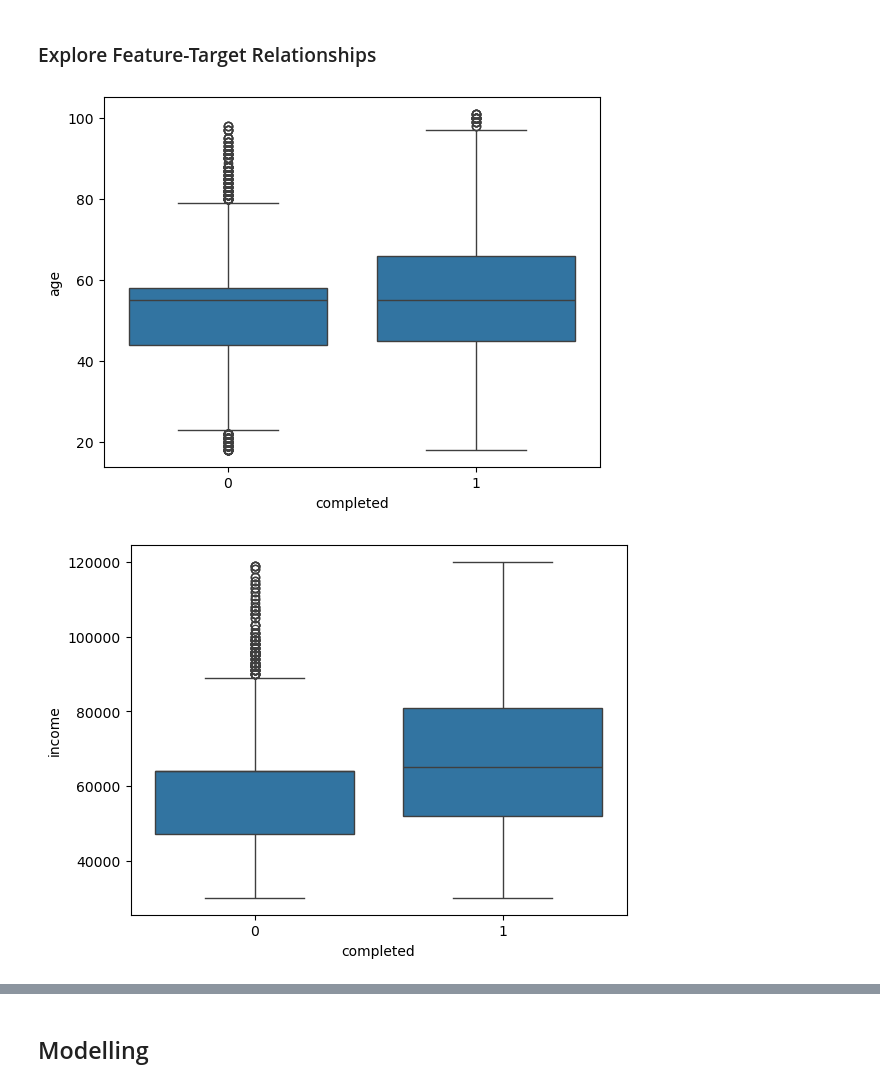
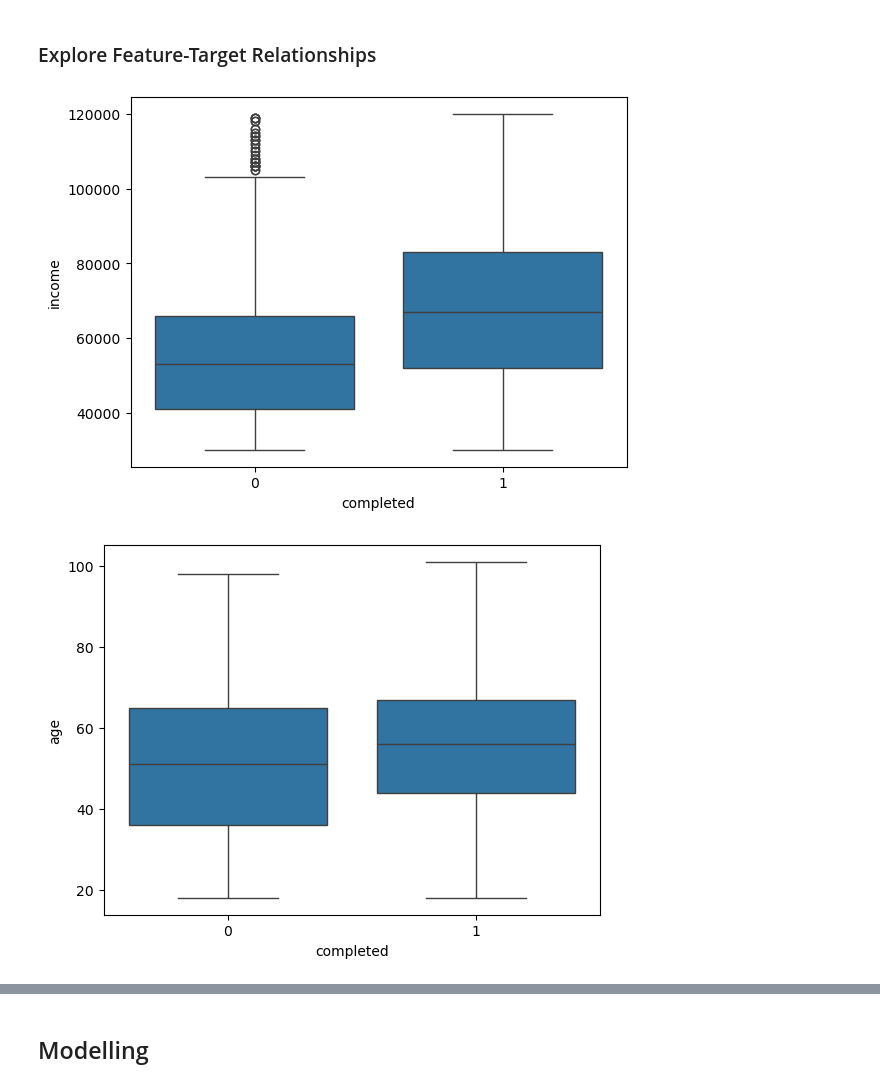
Before and after one commit to rara-ch/StarbucksPromotionalOffers_DataAnalysis, a Jupyter notebook: PythonNotebooks/OfferCompletion_ClassificationModelling.ipynb, the cells around one changed output, grey strips where cells are left out. Cells and saved outputs as stored; diff of their text form; code cells hidden in the pictures.

```diff
--- a/PythonNotebooks/OfferCompletion_ClassificationModelling.ipynb
+++ b/PythonNotebooks/OfferCompletion_ClassificationModelling.ipynb
@@ -63,4 +44,0 @@ There is some skew in both of these distributions. Therefore, I will impute the
-# %%
-# Fill in the missing values with the median for the age and income columns
-for column in ['age', 'income']:
-    customers[column] = customers[column].fillna(customers[column].median())
@@ -77,3 +44,0 @@ Name: proportion, dtype: float64
-# %%
-# Add a 'Missing' value for None values
-customers['gender'] = customers['gender'].fillna('Missing')
@@ -80,3 +47,6 @@ customers['gender'] = customers['gender'].fillna('Missing')
+# %%
+# Bin the became_member_on column by extracting just the year
+customers['became_member_on_year'] = customers['became_member_on'].dt.year
 # %% [markdown]
 ### Defining a Target
 # %%
@@ -109,7 +81,7 @@ The target is unbalanced. May need to use balancing methods
 ### Exploring the Features
 # %%
 # See the distribution of each numeric feature by plotting histograms
-for column in customers.select_dtypes(include='number'):
+for column in ['age', 'income']:
     customers[column].plot.hist()
     plt.xlabel(column)
     plt.show()
@@ -143,10 +118,10 @@ sns.pairplot(customers, corner=True);
 # %% [markdown]
 ### Explore Feature-Target Relationships
 # %%
-for column in customers.select_dtypes(include='number').drop(['completed', 'missing'], axis=1):
+for column in ['income', 'age']:  #.select_dtypes(include='number').drop(['completed', 'missing'], axis=1):
     sns.boxplot(customers, x='completed', y=column)
     plt.show()
 # %% [output]
-[figure, old version]
+[figure, new version]
-[figure, old version]
+[figure, new version]
 # %%
```
Also changed, not shown: parts of 51 cells of this notebook.
